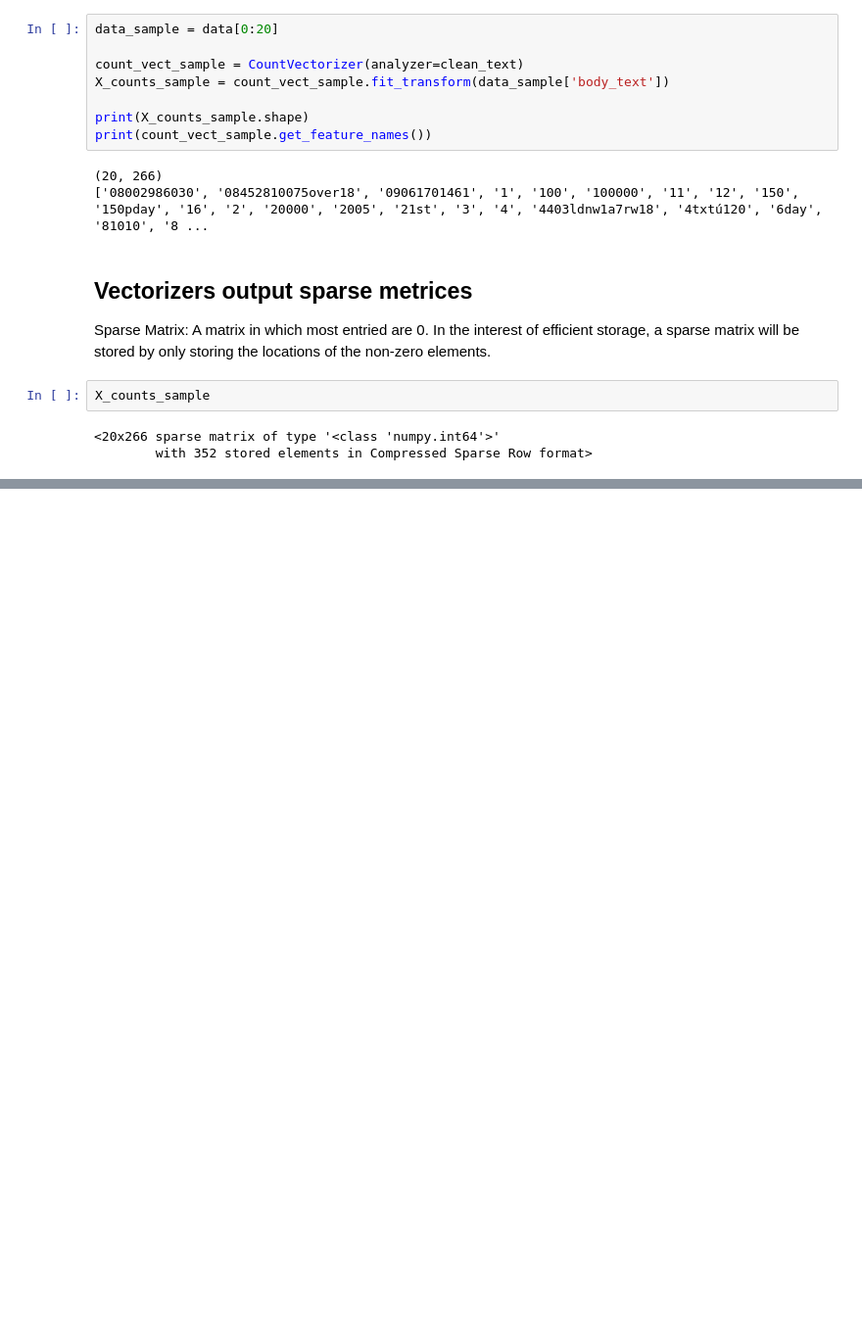
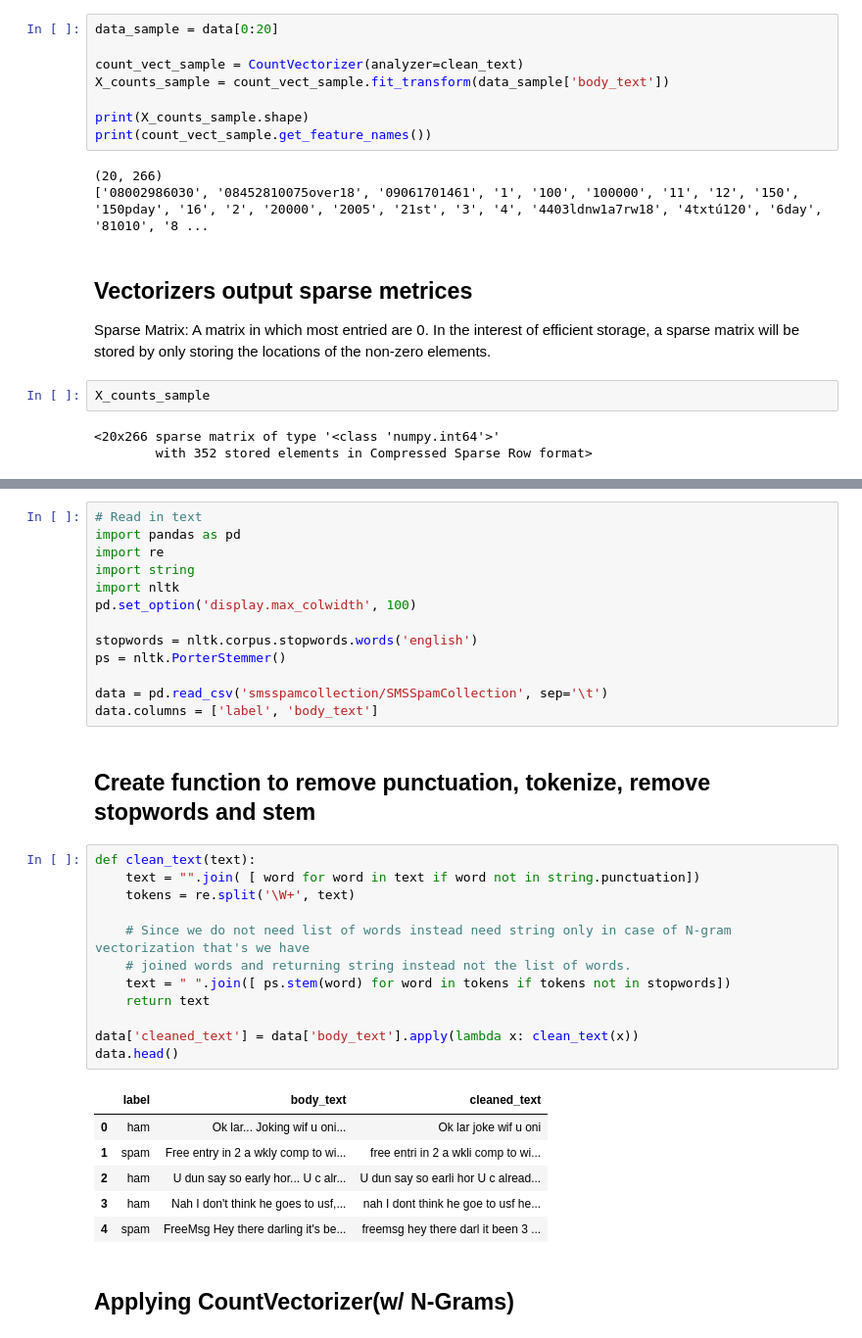
Before and after one commit to panchu93/ML, a Jupyter notebook: handsOn/NLP/NLP-Basics-checkpoint.ipynb, the cells around one changed output, grey strips where cells are left out. Shown: that part at 98% size. Cells and saved outputs as stored; diff of their text form; blank space fills up the shorter version.

```diff
--- a/handsOn/NLP/NLP-Basics-checkpoint.ipynb
+++ b/handsOn/NLP/NLP-Basics-checkpoint.ipynb
@@ -821,0 +881,36 @@ pd.DataFrame( X_counts_sample.toarray)
+# %%
+# Read in text
+import pandas as pd
+import re
+import string
+import nltk
+pd.set_option('display.max_colwidth', 100)
+
+stopwords = nltk.corpus.stopwords.words('english')
+ps = nltk.PorterStemmer()
+
+data = pd.read_csv('smsspamcollection/SMSSpamCollection', sep='\t')
+data.columns = ['label', 'body_text']
+# %% [markdown]
+## Create function to remove punctuation, tokenize, remove stopwords and stem
+# %%
+def clean_text(text):
+    text = "".join( [ word for word in text if word not in string.punctuation])
+    tokens = re.split('\W+', text)
+
+    # Since we do not need list of words instead need string only in case of N-gram vectorization that's we have
+    # joined words and returning string instead not the list of words.
+    text = " ".join([ ps.stem(word) for word in tokens if tokens not in stopwords])
+    return text
+
+data['cleaned_text'] = data['body_text'].apply(lambda x: clean_text(x))
+data.head()
+# %% [output]
+|  | label | body_text | cleaned_text |
+| 0 | ham | Ok lar... Joking wif u oni... | Ok lar joke wif u oni |
+| 1 | spam | Free entry in 2 a wkly comp to wi... | free entri in 2 a wkli comp to wi... |
+| 2 | ham | U dun say so early hor... U c alr... | U dun say so earli hor U c alread... |
+| 3 | ham | Nah I don't think he goes to usf,... | nah I dont think he goe to usf he... |
+| 4 | spam | FreeMsg Hey there darling it's be... | freemsg hey there darl it been 3 ... |
+# %% [markdown]
+## Applying CountVectorizer(w/ N-Grams)
```
Also changed, not shown: parts of 9 cells of this notebook.
